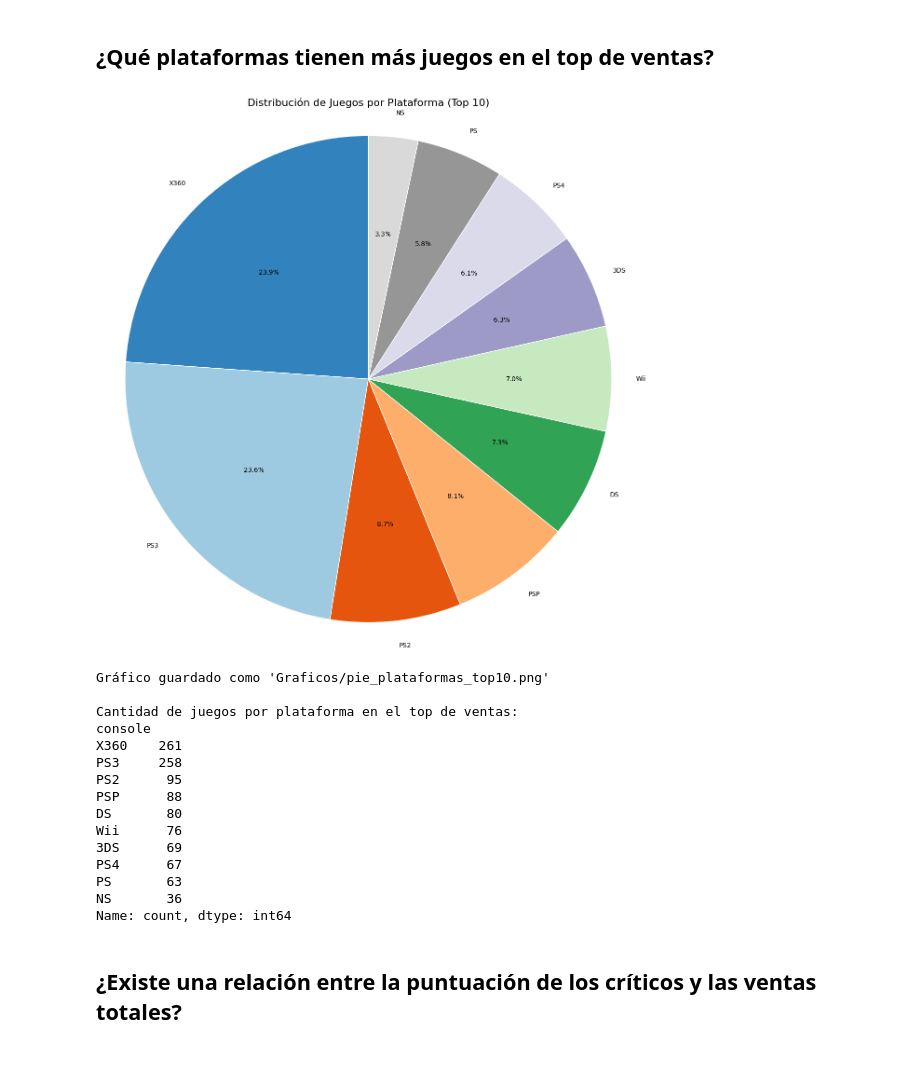
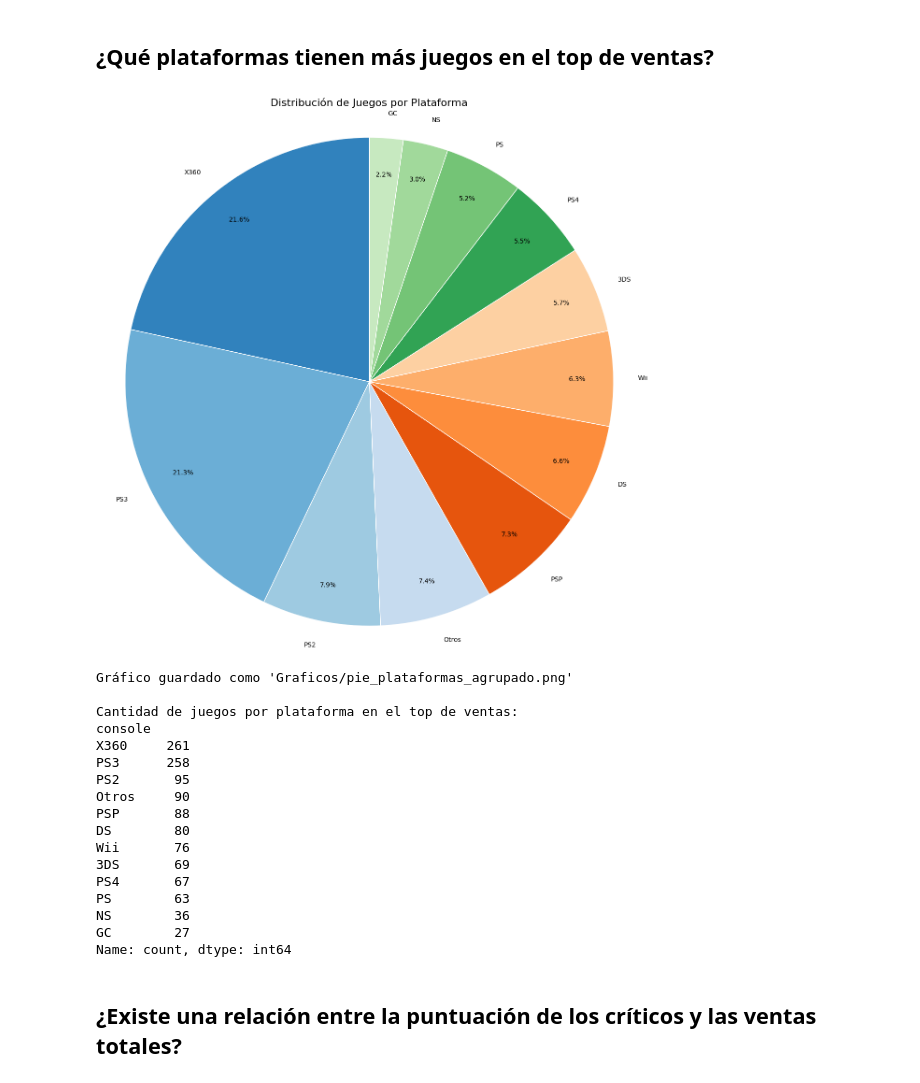
Before and after one commit to CamiloCuenca/Parcial-1-Visualizacion-Datos, a Jupyter notebook: Parcial1.ipynb, the cells around one changed output. Saved outputs shown, nothing was run; the diff lists cells and outputs as text; code cells hidden in the pictures.

```diff
--- a/Parcial1.ipynb
+++ b/Parcial1.ipynb
@@ -213,53 +272,74 @@ Name: total_sales, dtype: float64
 # %% [markdown]
 ## ¿Qué plataformas tienen más juegos en el top de ventas?
 # %%
-# Crear carpeta si no existe
-import os
+# 1. Crear el conteo de juegos por plataforma
+platform_counts = df_cleaned['console'].value_counts()
+
+# 2. Calcular porcentajes
+total = platform_counts.sum()
+percentages = (platform_counts / total) * 100
+
+# 3. Identificar categorías menores al 2%
+mask = percentages < 2
+others_count = platform_counts[mask].sum()
+
+# 4. Crear nueva serie con la categoría "Otros"
+if others_count > 0:
+    platform_counts = platform_counts[~mask].copy()
+    platform_counts['Otros'] = others_count
+
+# 5. Ordenar de mayor a menor
+platform_counts = platform_counts.sort_values(ascending=False)
+
+# 6. Crear carpeta si no existe
 os.makedirs('Graficos', exist_ok=True)
 
-# Configurar la figura para el gráfico de pastel
+# 7. Configurar la figura para el gráfico de pastel
 plt.figure(figsize=(12, 12))
 
-# Crear el gráfico de pastel
+# 8. Crear el gráfico de pastel
 plt.pie(platform_counts,
         labels=platform_counts.index,
         autopct='%1.1f%%',
         startangle=90,
-        colors=plt.cm.tab20c(np.linspace(0, 1, len(platform_counts))),
+        colors=plt.cm.tab20c.colors[:len(platform_counts)],
         wedgeprops={'edgecolor': 'white', 'linewidth': 1},
-        textprops={'fontsize': 10})
+        textprops={'fontsize': 10},
+        pctdistance=0.85)
 
-# Añadir título y formato
-plt.title('Distribución de Juegos por Plataforma (Top 10)', fontsize=16, pad=20)
+# 9. Añadir título y formato
+plt.title('Distribución de Juegos por Plataforma', fontsize=16, pad=20)
 plt.axis('equal')
 plt.tight_layout()
 
-# Guardar el gráfico
+# 10. Guardar el gráfico
 plt.savefig('Graficos/pie_plataformas_top10.png', dpi=300, bbox_inches='tight')
 plt.show()
 plt.close()
 
-print("Gráfico guardado como 'Graficos/pie_plataformas_top10.png'")
+print("Gráfico guardado como 'Graficos/pie_plataformas_agrupado.png'")
 
 # Mostrar tabla con los datos
 print("\nCantidad de juegos por plataforma en el top de ventas:")
 print(platform_counts)
 # %% [output]
-[figure, old version]
+[figure, new version]
-Gráfico guardado como 'Graficos/pie_plataformas_top10.png'
+Gráfico guardado como 'Graficos/pie_plataformas_agrupado.png'
 
 Cantidad de juegos por plataforma en el top de ventas:
 console
-X360    261
-PS3     258
-PS2      95
-PSP      88
-DS       80
-Wii      76
-3DS      69
-PS4      67
-PS       63
-NS       36
+X360     261
+PS3      258
+PS2       95
+Otros     90
+PSP       88
+DS        80
+Wii       76
+3DS       69
+PS4       67
+PS        63
+NS        36
+GC        27
 Name: count, dtype: int64
 # %% [markdown]
 ## ¿Existe una relación entre la puntuación de los críticos y las ventas totales?
```
Also changed, not shown: parts of 3 cells of this notebook, 4 other files.
